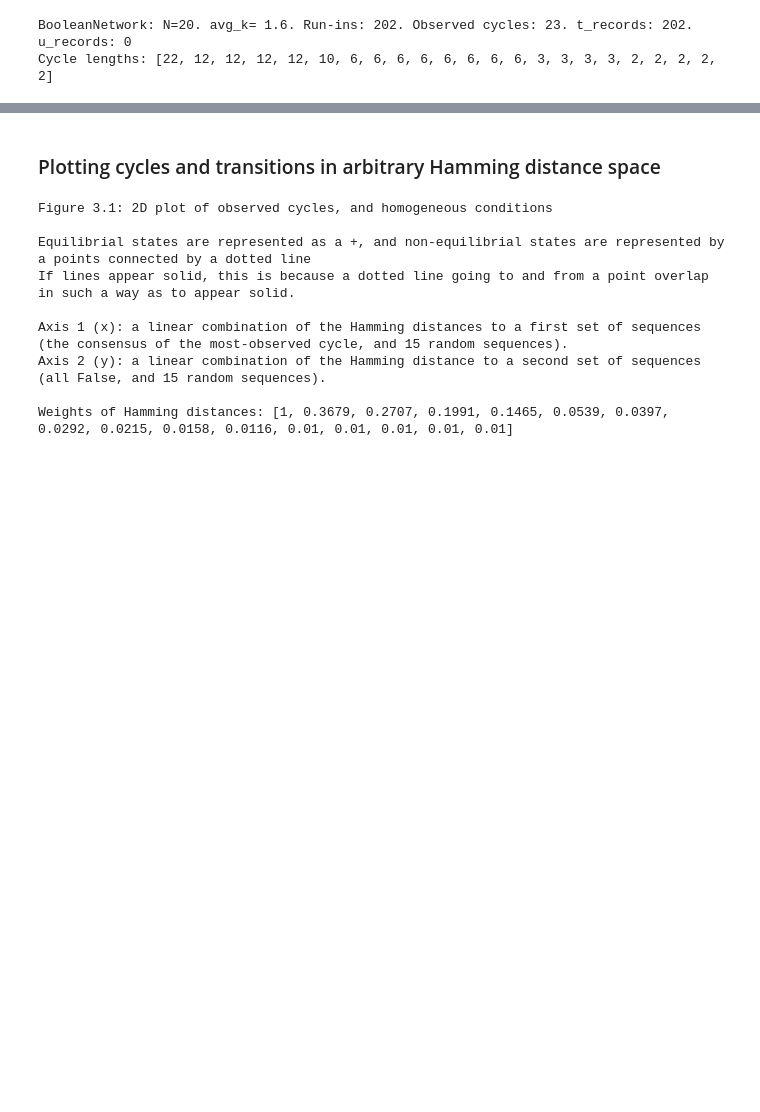
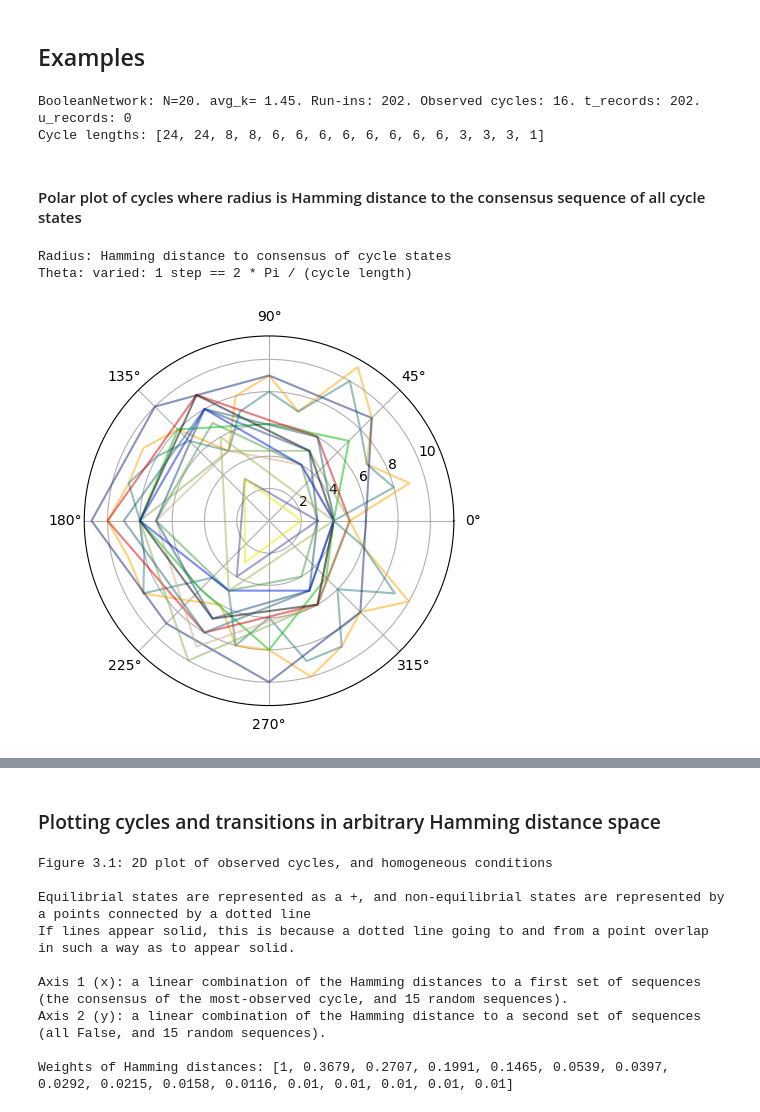
Before and after one commit to AlanBeem/OOP_BooleanNetwork_Abundances_miRNA, a Jupyter notebook: Examples.ipynb, the cells around one changed output, grey strips where cells are left out. Drawn from its saved outputs; the diff is of its cells as text; code cells hidden in the pictures; blank space fills up the shorter version.

Commit message:
Examples

```diff
--- a/Examples.ipynb
+++ b/Examples.ipynb
@@ -1 +1,3 @@
+# %% [markdown]
+## Examples
 # %%
@@ -7,6 +8,15 @@ from package.bn_graph_methods import *
 net = select_network(20, 20, 30, 15, 30, 2000)[0]
 print(net)
 net.compute_unit_perturbations_matrix(0, False)
+setup_colors = get_colors(len(net.bn_collapsed_cycles) + 20, shuffled_if_true=True)
 # %% [output]
-BooleanNetwork: N=20. avg_k= 1.6. Run-ins: 202. Observed cycles: 23. t_records: 202. u_records: 0
-Cycle lengths: [22, 12, 12, 12, 12, 10, 6, 6, 6, 6, 6, 6, 6, 6, 3, 3, 3, 3, 2, 2, 2, 2, 2]
+BooleanNetwork: N=20. avg_k= 1.45. Run-ins: 202. Observed cycles: 16. t_records: 202. u_records: 0
+Cycle lengths: [24, 24, 8, 8, 6, 6, 6, 6, 6, 6, 6, 6, 3, 3, 3, 1]
+# %% [markdown]
+#### Polar plot of cycles where radius is Hamming distance to the consensus sequence of all cycle states
+# %%
+plot_polar_cycles_cons_hamm(net, plot_one_period_if_true=True, bv_colors=setup_colors)
+# %% [output]
+Radius: Hamming distance to consensus of cycle states
+Theta: varied: 1 step == 2 * Pi / (cycle length)
+[figure, added]
```
Also changed, not shown: parts of 13 cells of this notebook, 2 other files.
